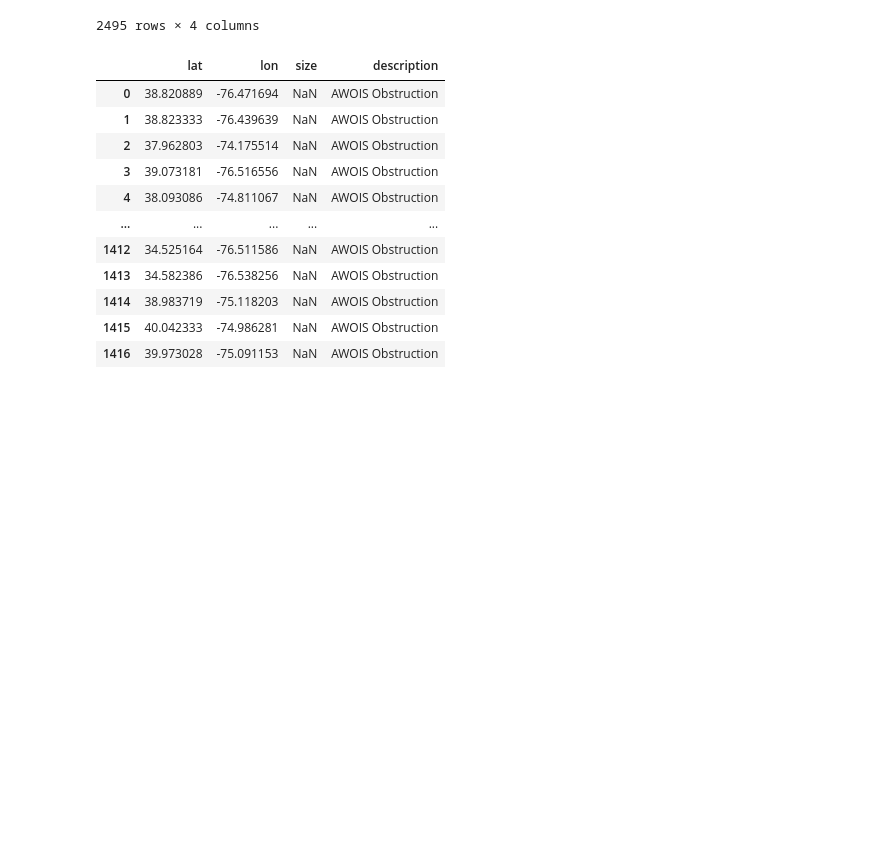
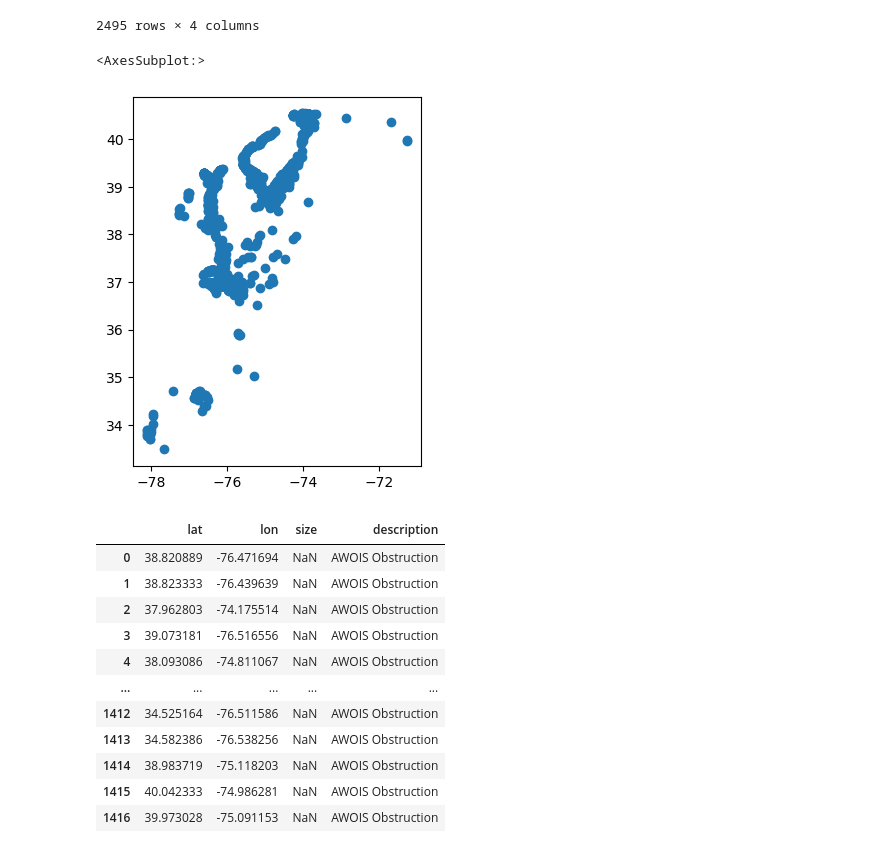
Before and after one commit to allisonw5/seafloor-objects, a Jupyter notebook: ea-capstone-2023.ipynb, the cells around one changed output. Saved outputs shown, nothing was run; the diff lists cells and outputs as text; code cells hidden in the pictures; blank space fills up the shorter version.

```diff
--- a/ea-capstone-2023.ipynb
+++ b/ea-capstone-2023.ipynb
@@ -145,4 +134,11 @@ ENC_df
 | 2493 | 33.283805 | -77.831113 | NaN | ENC Wreck |
 | 2494 | 36.411348 | -70.768114 | NaN | ENC Wreck |
 2495 rows × 4 columns
+# %%
+# AWOIS Wrecks gdf
+AWOIS_gdf = read_kml(AWOIS_wrecks_kml_pth)
+AWOIS_gdf.plot()
+# %% [output]
+<AxesSubplot:>
+[figure, added]
 # %%
```
Also changed, not shown: parts of 5 cells of this notebook.
